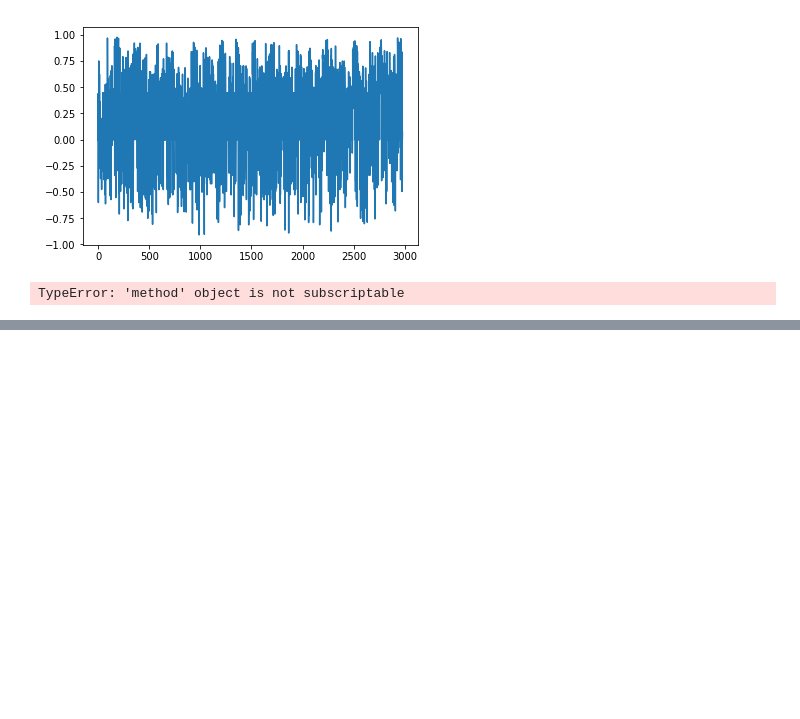
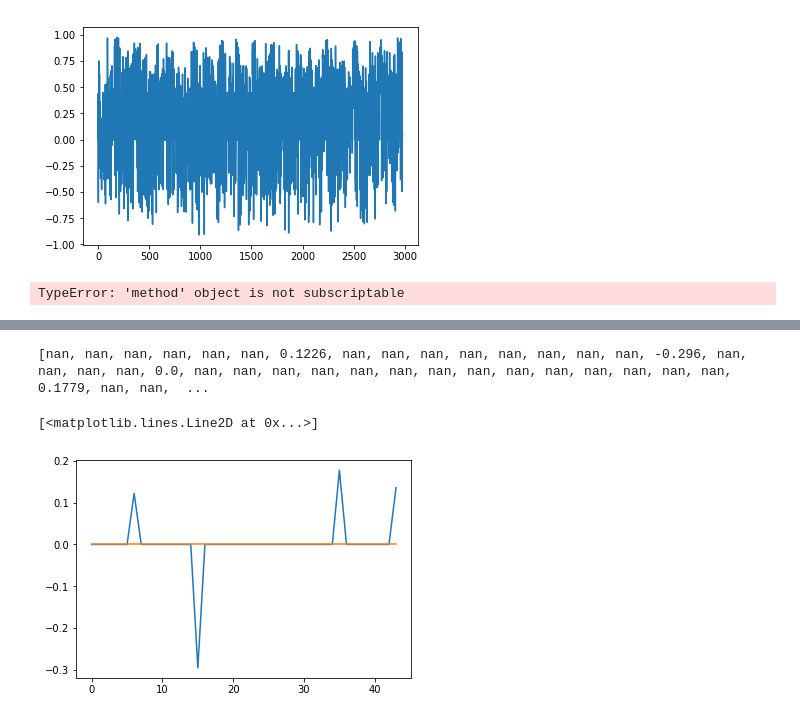
Before and after one commit to DirkBongers/IRTM-F1TeamRadio, a Jupyter notebook: F1 Teamradio/F1TeamRadio.ipynb, the cells around one changed output, grey strips where cells are left out. Drawn from its saved outputs; the diff is of its cells as text; code cells hidden in the pictures; blank space fills up the shorter version.

```diff
--- a/F1 Teamradio/F1TeamRadio.ipynb
+++ b/F1 Teamradio/F1TeamRadio.ipynb
@@ -276,0 +248,21 @@ TypeError: 'method' object is not subscriptable
+# %%
+import numpy as np
+import math
+Abu = data[data.Track == 'AbuDhabi']
+uniqueLaps = Abu['Lap*'].unique()
+Abu = Abu[Abu.From == 'Max Verstappen']
+Abu.append(Abu[Abu.To == 'Max Verstappen'])
+AbuLapData = [None]*len(uniqueLaps)
+AvgCompScore = [None]*len(uniqueLaps)
+for i in range(0,len(uniqueLaps)):
+    AbuLapData[i] = Abu[Abu['Lap*']==uniqueLaps[i]]
+    AvgCompScore[i] = np.mean(AbuLapData[i]['compound'])
+print(AvgCompScore)
+AvgCompScore = [0 if math.isnan(x) else x for x in AvgCompScore]
+plt.plot(AvgCompScore)
+zeroLine = [0]*len(AvgCompScore)
+plt.plot(zeroLine)
+# %% [output]
+[nan, nan, nan, nan, nan, nan, 0.1226, nan, nan, nan, nan, nan, nan, nan, nan, -0.296, nan, nan, nan, nan, 0.0, nan, nan, nan, nan, nan, nan, nan, nan, nan, nan, nan, nan, nan, nan, 0.1779, nan, nan,  ...
+[<matplotlib.lines.Line2D at 0x...>]
+[figure, added]
```
Also changed, not shown: parts of 8 cells of this notebook.
